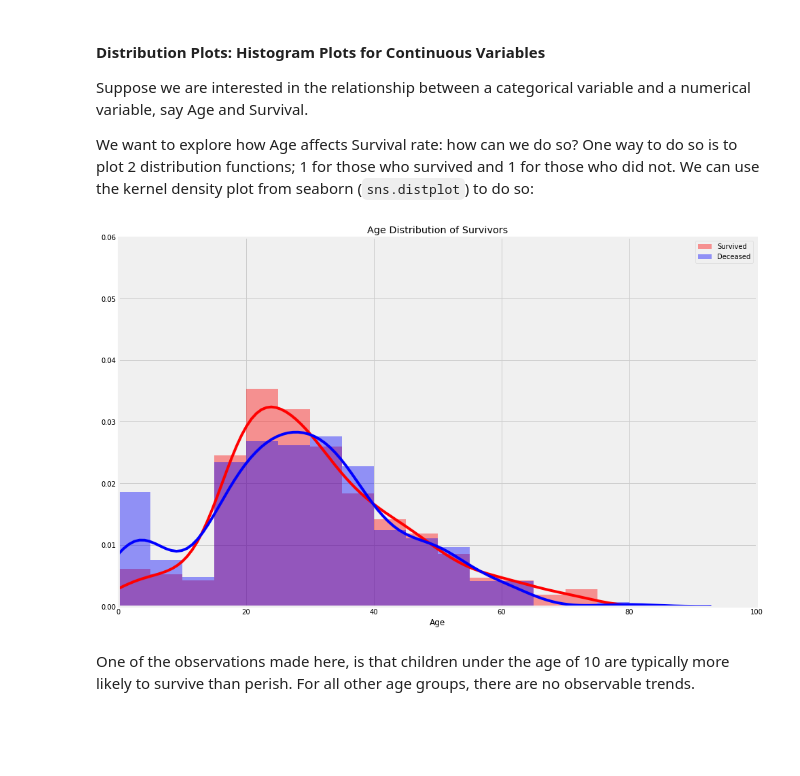
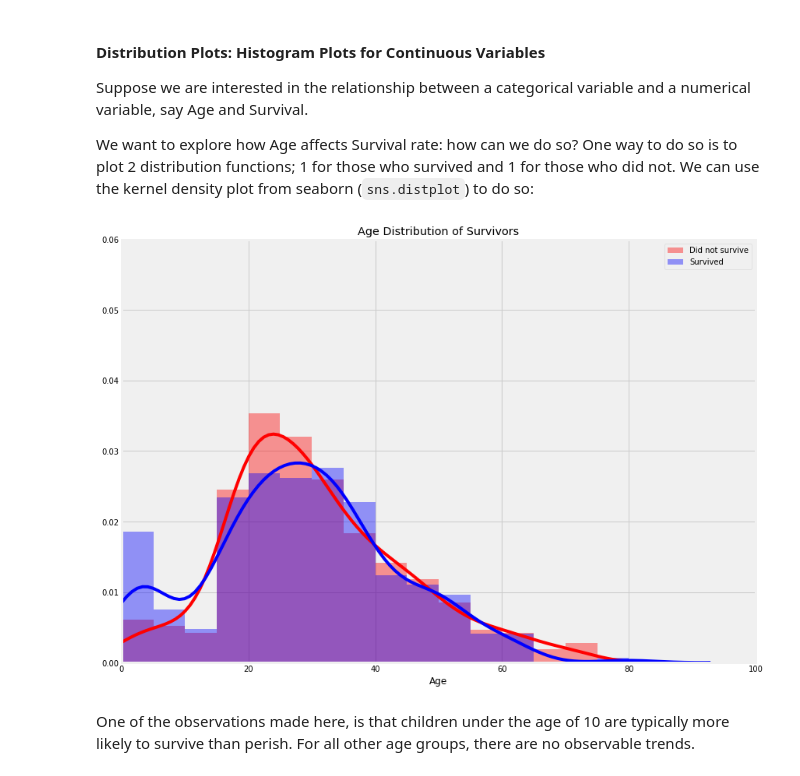
Before and after one commit to ngbolin/PythonProgrammingWorkshop, a Jupyter notebook: SMUMSE_ProgWorkshop_Lesson4.ipynb, the cells around one changed output. Cells and saved outputs as stored; diff of their text form; code cells hidden in the pictures; blank space fills up the shorter version.

```diff
--- a/SMUMSE_ProgWorkshop_Lesson4.ipynb
+++ b/SMUMSE_ProgWorkshop_Lesson4.ipynb
@@ -186,19 +196,19 @@ Suppose we are interested in the relationship between a categorical variable and
 
 We want to explore how Age affects Survival rate: how can we do so? One way to do so is to plot 2 distribution functions; 1 for those who survived and 1 for those who did not. We can use the kernel density plot from seaborn (`sns.distplot`) to do so:
 # %%
-plt.figure(figsize=(15, 10))
+plt.figure(figsize=(13, 10))
 # first arg - variable of interest
-sns.distplot(dat[dat.Survived == 0].Age.dropna(), bins=range(0, 81, 5), color = 'red', label="Survived")
-sns.distplot(dat[dat.Survived == 1].Age.dropna(), bins=range(0, 81, 5), color = 'blue', label="Deceased")
+sns.distplot(dat[dat.Survived == 0]['Age'].dropna(), bins=range(0,81,5), color = 'red', label="Did not survive")
+sns.distplot(dat[dat.Survived == 1]['Age'].dropna(), bins=range(0,81,5), color = 'blue', label="Survived")
 
 # Sets "x" limits, "y" limits and title of the plot
 plt.ylim([0, 0.06])
 plt.xlim([0, 100])
 plt.legend(loc='upper right')
 plt.title('Age Distribution of Survivors')
 plt.show()
 # %% [output]
-[figure, old version]
+[figure, new version]
 # %% [markdown]
 One of the observations made here, is that children under the age of 10 are typically more likely to survive than perish. For all other age groups, there are no observable trends.
 # %% [markdown]
```
Also changed, not shown: parts of 28 cells of this notebook, 1 other file.
